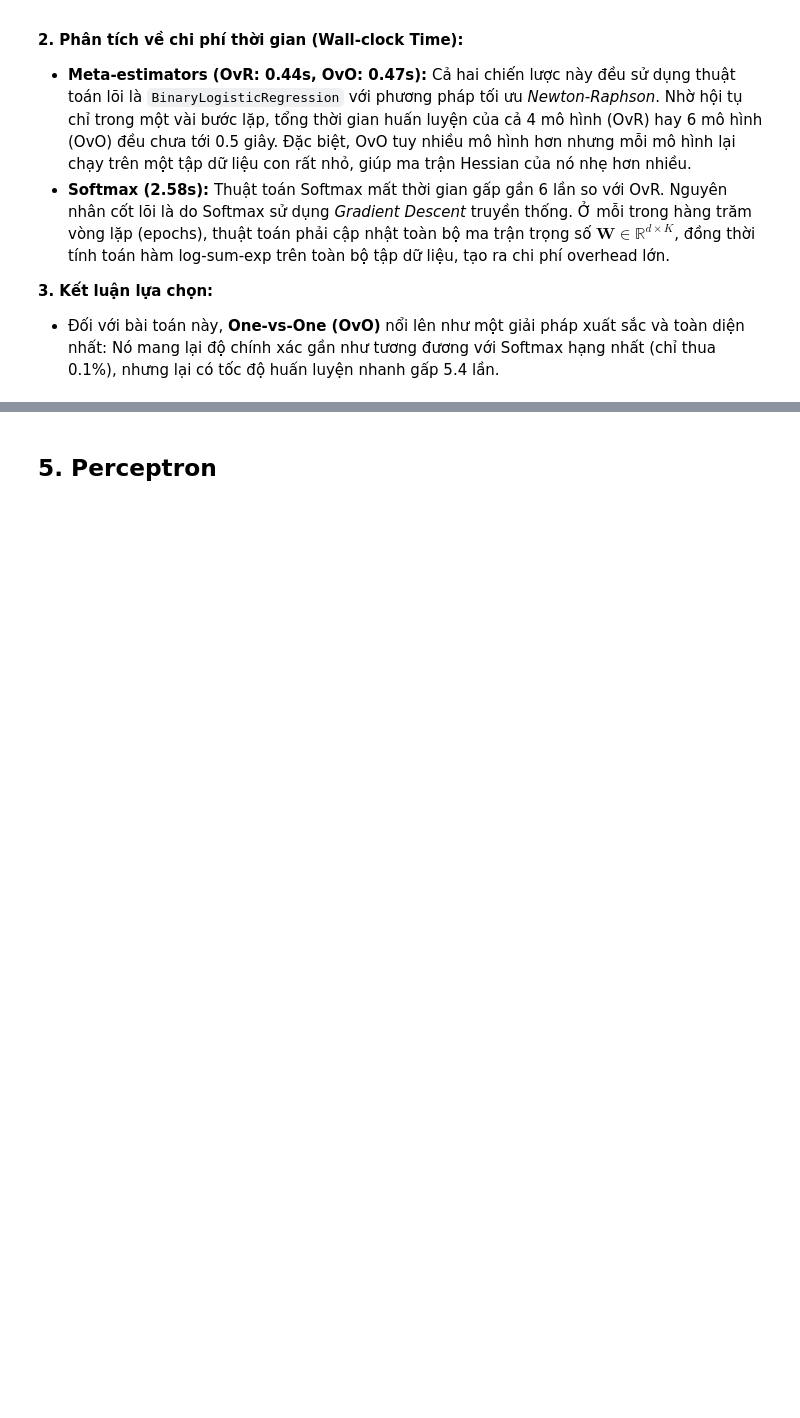
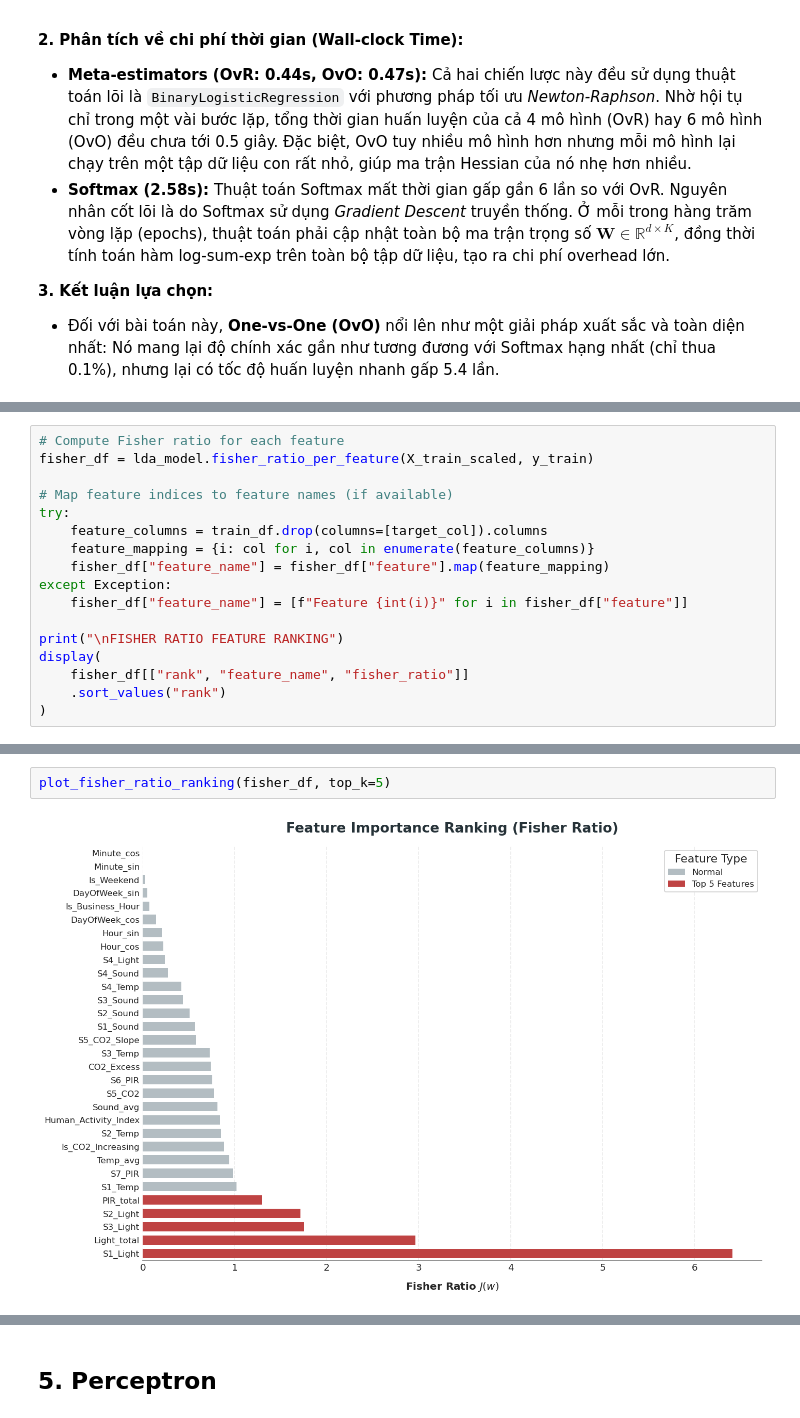
Before and after one commit to ThanhChuong12/Supervised-Learning-Regression-Classification, a Jupyter notebook: code/Part2_Classification/02_modeling.ipynb, the cells around one changed output, grey strips where cells are left out. Saved outputs shown, nothing was run; the diff lists cells and outputs as text; blank space fills up the shorter version.

```diff
--- a/code/Part2_Classification/02_modeling.ipynb
+++ b/code/Part2_Classification/02_modeling.ipynb
@@ -332,0 +394,17 @@ Khác với các kịch bản phân chia tuyến tính hoàn hảo lý tưởng,
+# %%
+# Compute Fisher ratio for each feature
+fisher_df = lda_model.fisher_ratio_per_feature(X_train_scaled, y_train)
+
+# Map feature indices to feature names (if available)
+try:
+    feature_columns = train_df.drop(columns=[target_col]).columns
+    feature_mapping = {i: col for i, col in enumerate(feature_columns)}
+    fisher_df["feature_name"] = fisher_df["feature"].map(feature_mapping)
+except Exception:
+    fisher_df["feature_name"] = [f"Feature {int(i)}" for i in fisher_df["feature"]]
+
+print("\nFISHER RATIO FEATURE RANKING")
+display(
+    fisher_df[["rank", "feature_name", "fisher_ratio"]]
+    .sort_values("rank")
+)
@@ -332,0 +430,4 @@ Khác với các kịch bản phân chia tuyến tính hoàn hảo lý tưởng,
+# %%
+plot_fisher_ratio_ranking(fisher_df, top_k=5)
+# %% [output]
+[figure, added]
```
Also changed, not shown: parts of 23 cells of this notebook.
